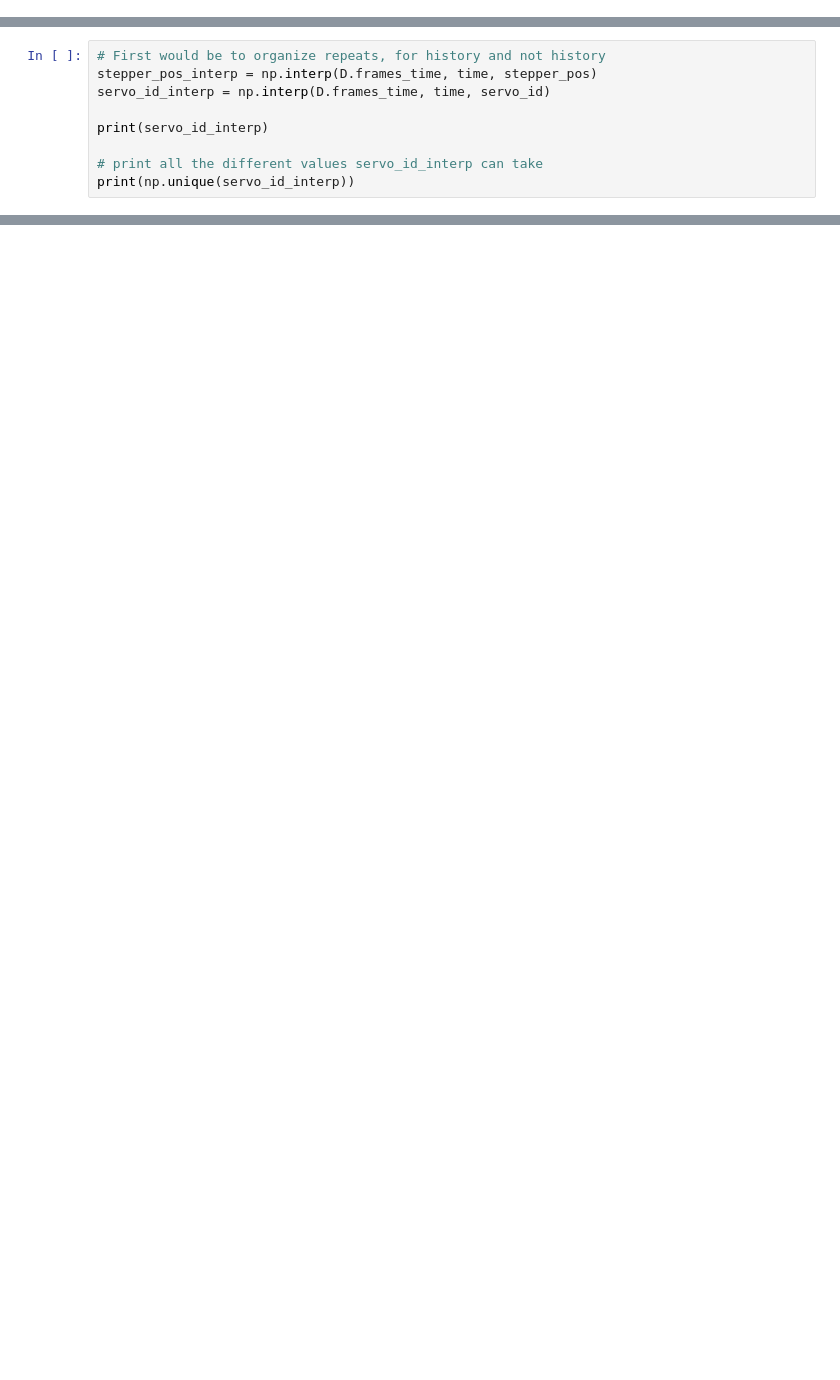
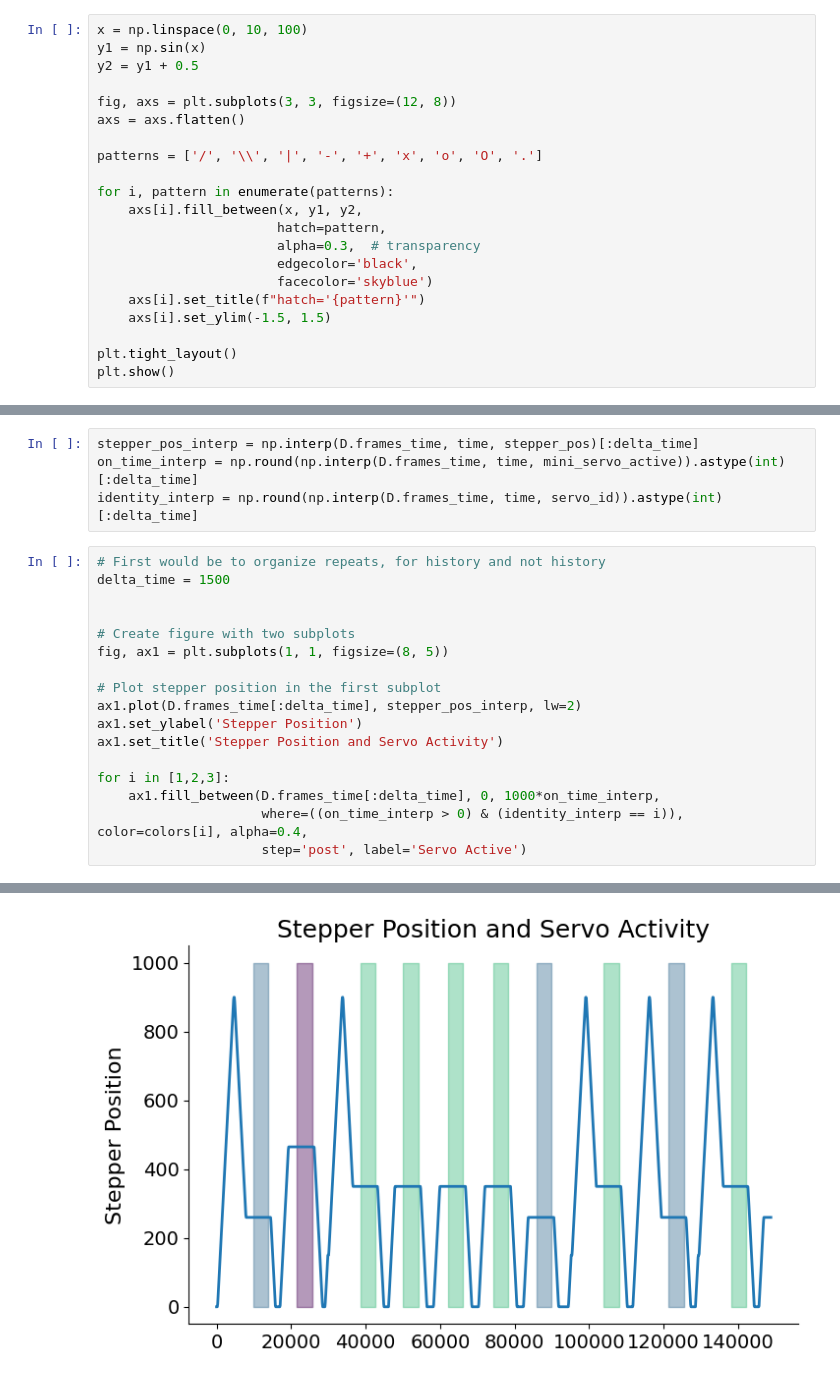
Before and after one commit to s-acosta/distance-project, a Jupyter notebook: linear-notebooks/analysis-linear-stimulus.ipynb, the cells around one changed output, grey strips where cells are left out. Cells and saved outputs as stored; diff of their text form; blank space fills up the shorter version.

```diff
--- a/linear-notebooks/analysis-linear-stimulus.ipynb
+++ b/linear-notebooks/analysis-linear-stimulus.ipynb
@@ -46,0 +206,21 @@ trial_end_time = container['stim']['trial_end_time'][0][0][0]
+# %%
+x = np.linspace(0, 10, 100)
+y1 = np.sin(x)
+y2 = y1 + 0.5
+
+fig, axs = plt.subplots(3, 3, figsize=(12, 8))
+axs = axs.flatten()
+
+patterns = ['/', '\\', '|', '-', '+', 'x', 'o', 'O', '.']
+
+for i, pattern in enumerate(patterns):
+    axs[i].fill_between(x, y1, y2,
+                       hatch=pattern,
+                       alpha=0.3,  # transparency
+                       edgecolor='black',
+                       facecolor='skyblue')
+    axs[i].set_title(f"hatch='{pattern}'")
+    axs[i].set_ylim(-1.5, 1.5)
+
+plt.tight_layout()
+plt.show()
@@ -47,10 +274,22 @@ trial_end_time = container['stim']['trial_end_time'][0][0][0]
+# %%
+stepper_pos_interp = np.interp(D.frames_time, time, stepper_pos)[:delta_time]
+on_time_interp = np.round(np.interp(D.frames_time, time, mini_servo_active)).astype(int)[:delta_time]
+identity_interp = np.round(np.interp(D.frames_time, time, servo_id)).astype(int)[:delta_time]
 # %%
 # First would be to organize repeats, for history and not history
-stepper_pos_interp = np.interp(D.frames_time, time, stepper_pos)
-servo_id_interp = np.interp(D.frames_time, time, servo_id)
+delta_time = 1500
 
-print(servo_id_interp)
 
-# print all the different values servo_id_interp can take
-print(np.unique(servo_id_interp))
+# Create figure with two subplots
+fig, ax1 = plt.subplots(1, 1, figsize=(8, 5))
+
+# Plot stepper position in the first subplot
+ax1.plot(D.frames_time[:delta_time], stepper_pos_interp, lw=2)
+ax1.set_ylabel('Stepper Position')
+ax1.set_title('Stepper Position and Servo Activity')
+
+for i in [1,2,3]:
+    ax1.fill_between(D.frames_time[:delta_time], 0, 1000*on_time_interp,
+                     where=((on_time_interp > 0) & (identity_interp == i)), color=colors[i], alpha=0.4,
+                     step='post', label='Servo Active')
 # %% [output]
@@ -62,0 +296 @@ print(np.unique(servo_id_interp))
+[figure, added]
```
Also changed, not shown: parts of 15 cells of this notebook, 3 other files.
